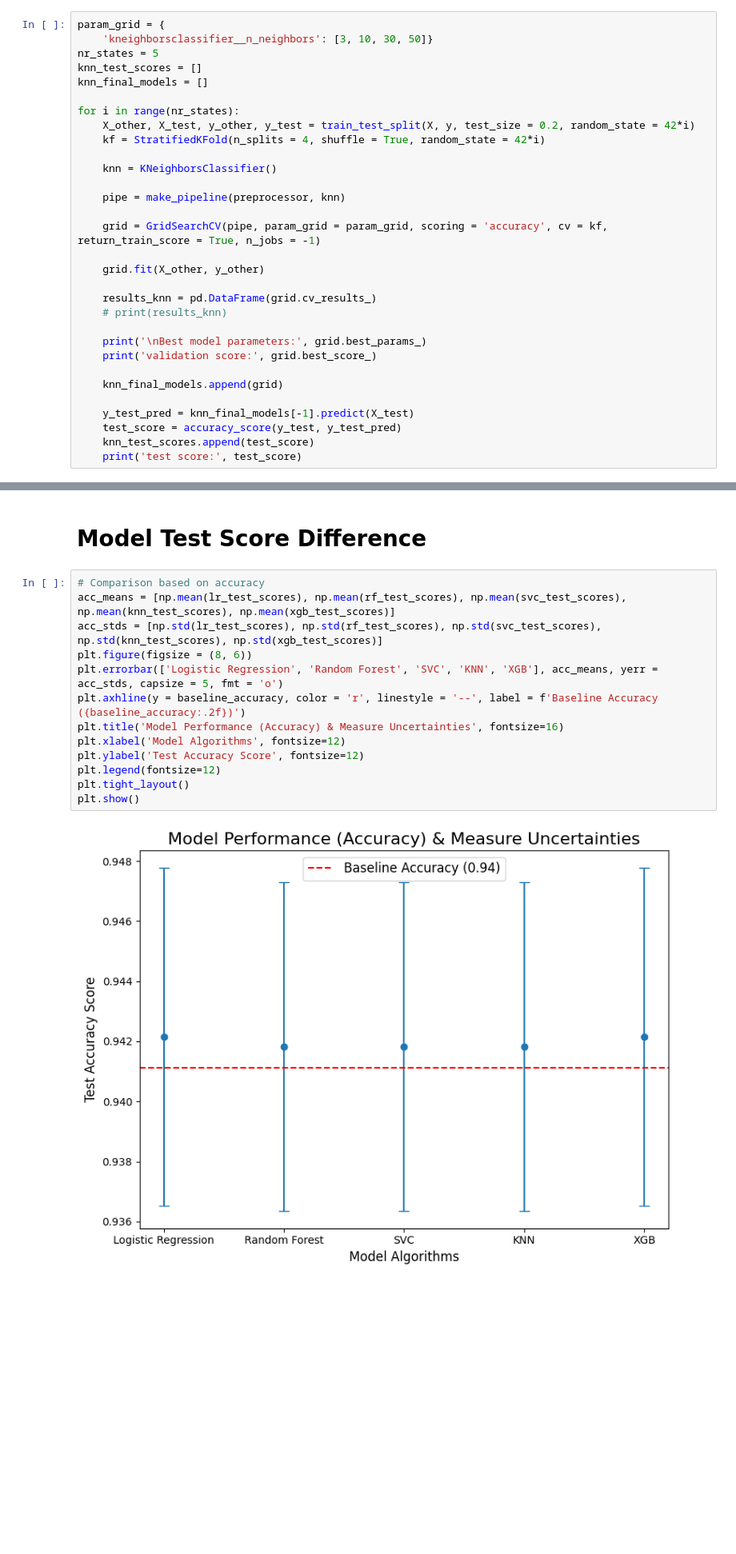
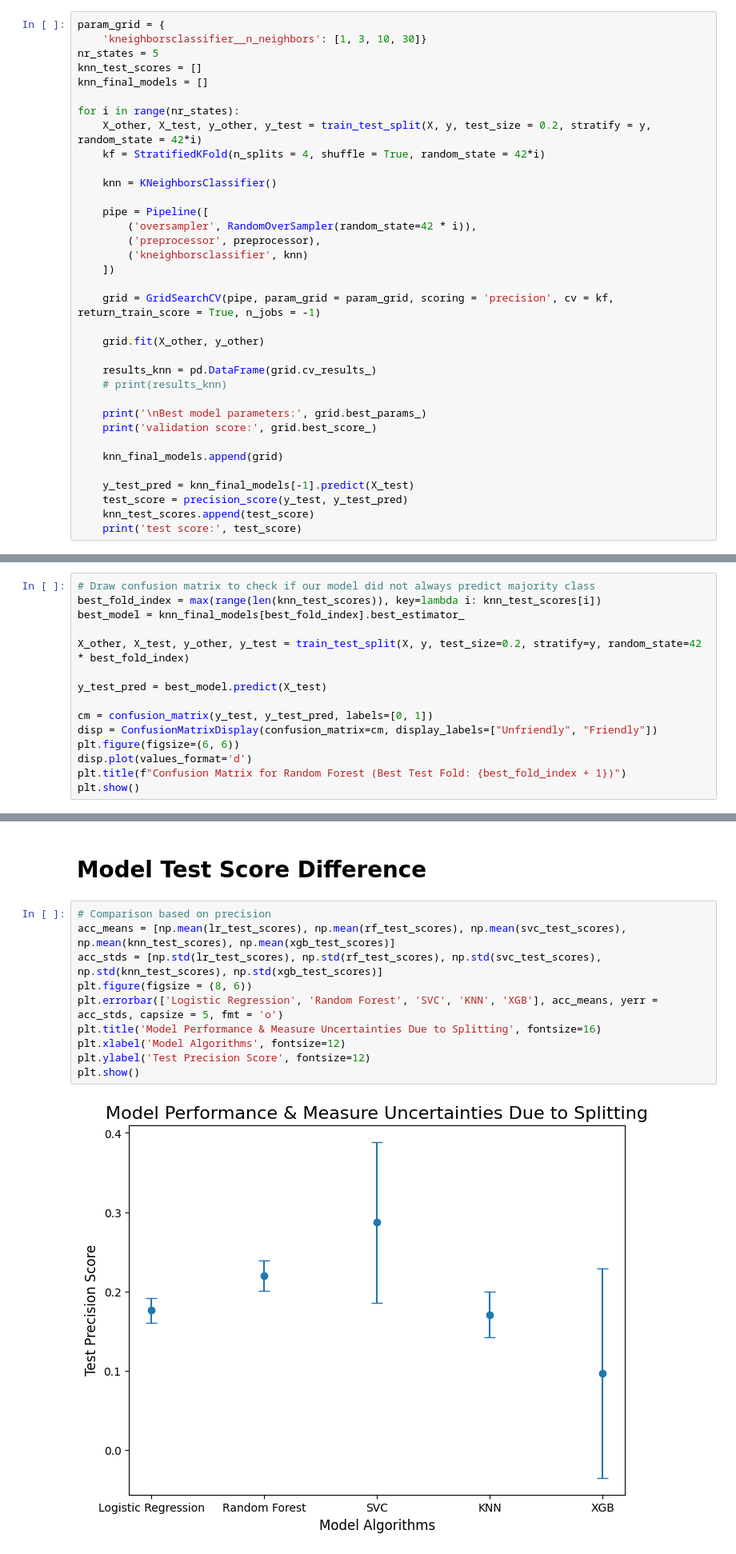
Before and after one commit to xiaoke-song/1030project_squirrels, a Jupyter notebook: src/friendly_squirrel.ipynb, the cells around one changed output, grey strips where cells are left out. Shown at 80% size. Saved outputs shown, nothing was run; the diff lists cells and outputs as text; blank space fills up the shorter version.

```diff
--- a/src/friendly_squirrel.ipynb
+++ b/src/friendly_squirrel.ipynb
@@ -838,20 +808,24 @@ Best fold AUC score: 0.652579521186917
 ## KNN ##
 # %%
 param_grid = {
-    'kneighborsclassifier__n_neighbors': [3, 10, 30, 50]}
+    'kneighborsclassifier__n_neighbors': [1, 3, 10, 30]}
 nr_states = 5
 knn_test_scores = []
 knn_final_models = []
 
 for i in range(nr_states):
-    X_other, X_test, y_other, y_test = train_test_split(X, y, test_size = 0.2, random_state = 42*i)
+    X_other, X_test, y_other, y_test = train_test_split(X, y, test_size = 0.2, stratify = y, random_state = 42*i)
     kf = StratifiedKFold(n_splits = 4, shuffle = True, random_state = 42*i)
 
     knn = KNeighborsClassifier()
 
-    pipe = make_pipeline(preprocessor, knn)
+    pipe = Pipeline([
+        ('oversampler', RandomOverSampler(random_state=42 * i)),
+        ('preprocessor', preprocessor),
+        ('kneighborsclassifier', knn)
+    ])
 
-    grid = GridSearchCV(pipe, param_grid = param_grid, scoring = 'accuracy', cv = kf, return_train_score = True, n_jobs = -1)
+    grid = GridSearchCV(pipe, param_grid = param_grid, scoring = 'precision', cv = kf, return_train_score = True, n_jobs = -1)
 
     grid.fit(X_other, y_other)
 
@@ -864,7 +838,7 @@ for i in range(nr_states):
     knn_final_models.append(grid)
 
     y_test_pred = knn_final_models[-1].predict(X_test)
-    test_score = accuracy_score(y_test, y_test_pred)
+    test_score = precision_score(y_test, y_test_pred)
     knn_test_scores.append(test_score)
     print('test score:', test_score)
 # %% [output]
@@ -927,0 +870,15 @@ Best fold AUC score: 0.7583455097223784
+# %%
+# Draw confusion matrix to check if our model did not always predict majority class
+best_fold_index = max(range(len(knn_test_scores)), key=lambda i: knn_test_scores[i])
+best_model = knn_final_models[best_fold_index].best_estimator_
+
+X_other, X_test, y_other, y_test = train_test_split(X, y, test_size=0.2, stratify=y, random_state=42 * best_fold_index)
+
+y_test_pred = best_model.predict(X_test)
+
+cm = confusion_matrix(y_test, y_test_pred, labels=[0, 1])
+disp = ConfusionMatrixDisplay(confusion_matrix=cm, display_labels=["Unfriendly", "Friendly"])
+plt.figure(figsize=(6, 6))
+disp.plot(values_format='d')
+plt.title(f"Confusion Matrix for Random Forest (Best Test Fold: {best_fold_index + 1})")
+plt.show()
@@ -1037,17 +991,14 @@ Best fold AUC score: 0.6345397324940991
 # %% [markdown]
 # Model Test Score Difference #
 # %%
-# Comparison based on accuracy
+# Comparison based on precision
 acc_means = [np.mean(lr_test_scores), np.mean(rf_test_scores), np.mean(svc_test_scores), np.mean(knn_test_scores), np.mean(xgb_test_scores)]
 acc_stds = [np.std(lr_test_scores), np.std(rf_test_scores), np.std(svc_test_scores), np.std(knn_test_scores), np.std(xgb_test_scores)]
 plt.figure(figsize = (8, 6))
 plt.errorbar(['Logistic Regression', 'Random Forest', 'SVC', 'KNN', 'XGB'], acc_means, yerr = acc_stds, capsize = 5, fmt = 'o')
-plt.axhline(y = baseline_accuracy, color = 'r', linestyle = '--', label = f'Baseline Accuracy ({baseline_accuracy:.2f})')
-plt.title('Model Performance (Accuracy) & Measure Uncertainties', fontsize=16)
+plt.title('Model Performance & Measure Uncertainties Due to Splitting', fontsize=16)
 plt.xlabel('Model Algorithms', fontsize=12)
-plt.ylabel('Test Accuracy Score', fontsize=12)
-plt.legend(fontsize=12)
-plt.tight_layout()
+plt.ylabel('Test Precision Score', fontsize=12)
 plt.show()
 # %% [output]
-[figure, old version]
+[figure, new version]
```
Also changed, not shown: parts of 28 cells of this notebook.
